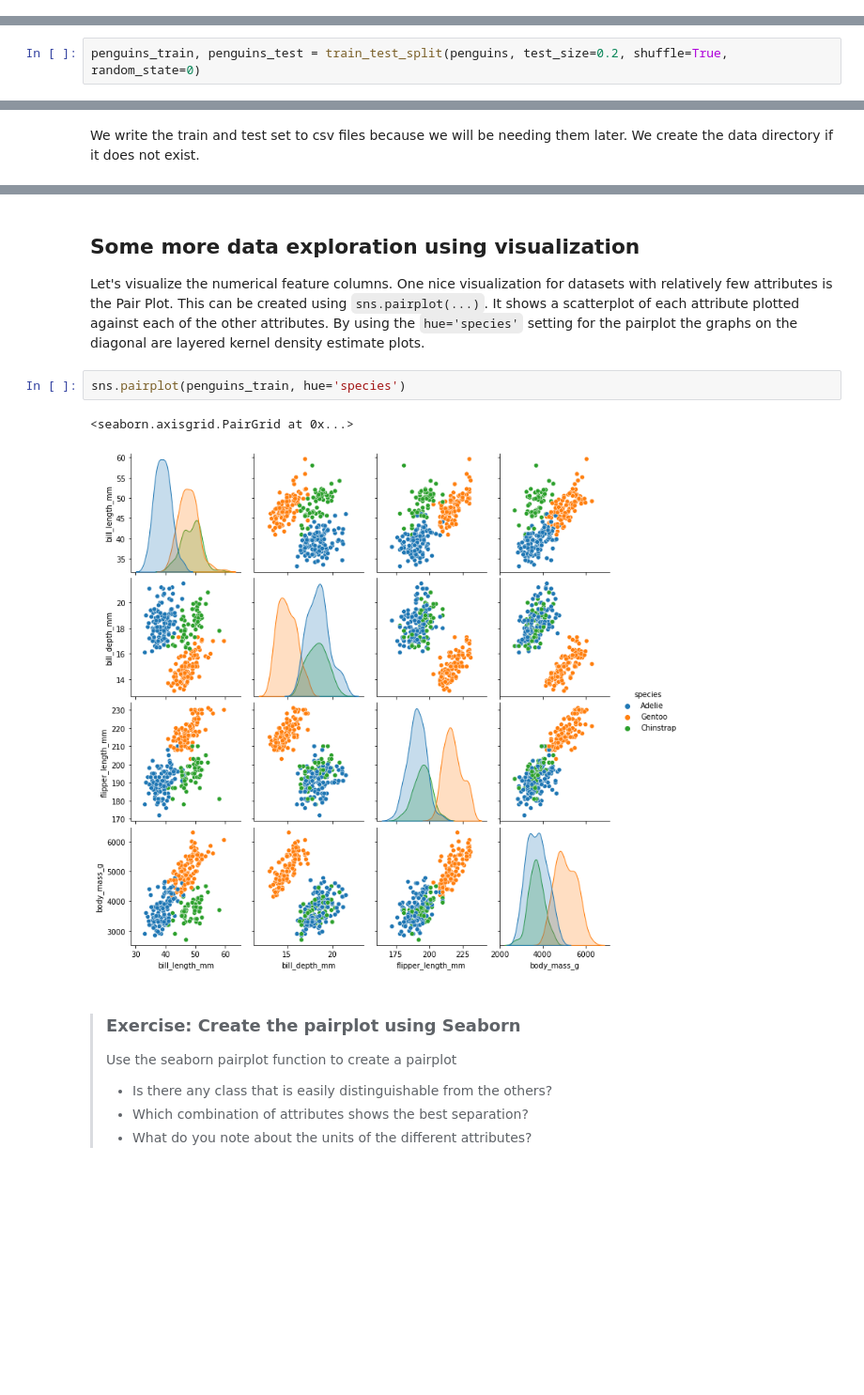
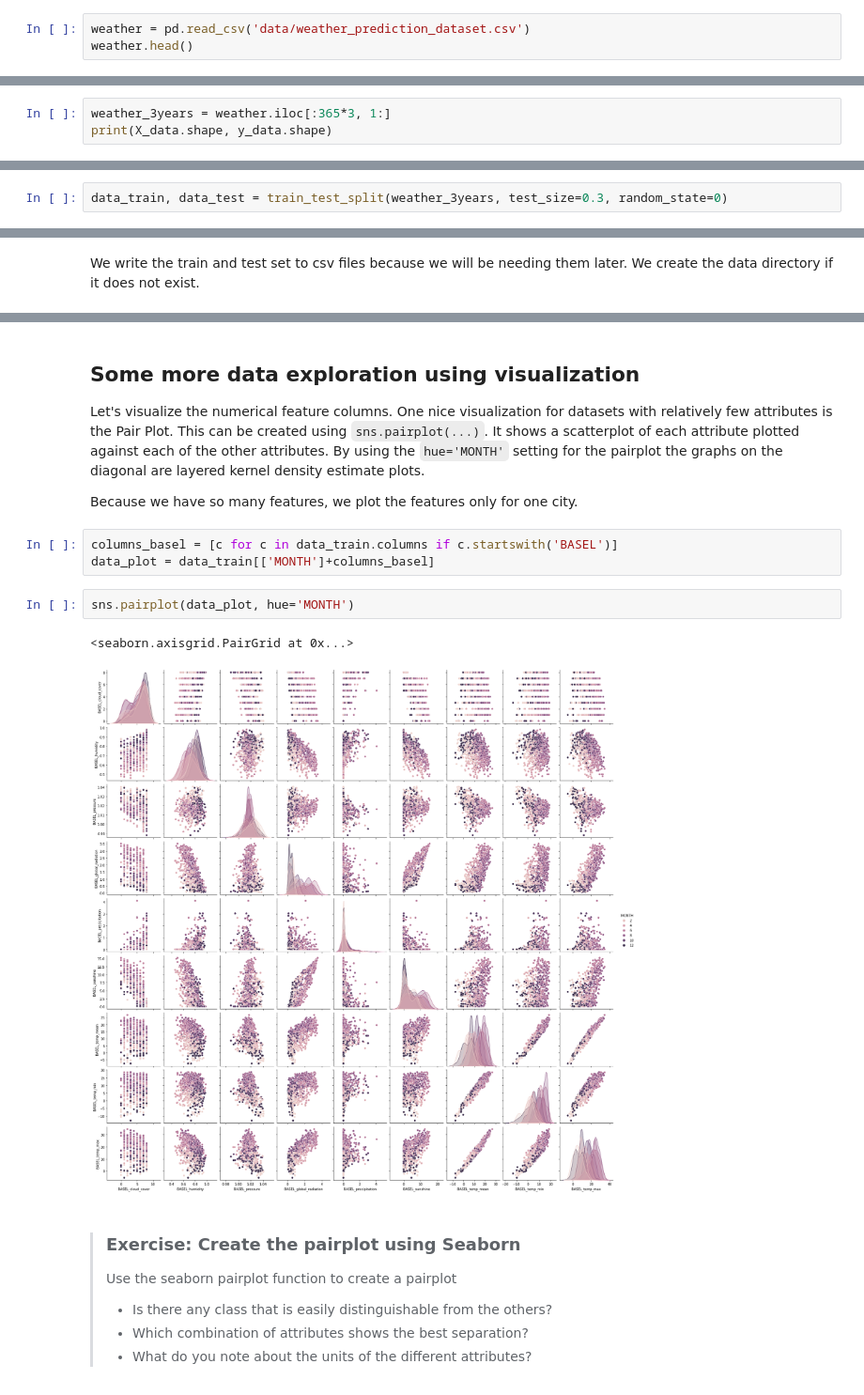
Before and after one commit to escience-academy/machine-learning-material, a Jupyter notebook: notebooks/1-Intro.ipynb, the cells around one changed output, grey strips where cells are left out. Shown at 94% size. Saved outputs shown, nothing was run; the diff lists cells and outputs as text; blank space fills up the shorter version.

Commit message:
Changed to weather data

```diff
--- a/notebooks/1-Intro.ipynb
+++ b/notebooks/1-Intro.ipynb
@@ -57,0 +36,3 @@ penguins = sns.load_dataset('penguins')
+# %%
+weather = pd.read_csv('data/weather_prediction_dataset.csv')
+weather.head()
@@ -81,0 +68,3 @@ len(penguins)
+# %%
+weather_3years = weather.iloc[:365*3, 1:]
+print(X_data.shape, y_data.shape)
@@ -85,5 +76,5 @@ Before doing further exploration of the data, we held out part of the data as te
 # %%
 from sklearn.model_selection import train_test_split
 # %%
-penguins_train, penguins_test = train_test_split(penguins, test_size=0.2, shuffle=True, random_state=0)
+data_train, data_test = train_test_split(weather_3years, test_size=0.3, random_state=0)
 # %%
@@ -104,12 +99,17 @@ penguins_test.to_csv('data/penguins_test.csv', index=False)
 Let's visualize the numerical feature columns.
 One nice visualization for datasets with relatively few attributes is the Pair Plot.
 This can be created using `sns.pairplot(...)`. It shows a scatterplot of each attribute plotted against each of the other attributes.
-By using the `hue='species'` setting for the pairplot the graphs on the diagonal are layered kernel density estimate plots.
+By using the `hue='MONTH'` setting for the pairplot the graphs on the diagonal are layered kernel density estimate plots.
+
+Because we have so many features, we plot the features only for one city.
+# %%
+columns_basel = [c for c in data_train.columns if c.startswith('BASEL')]
+data_plot = data_train[['MONTH']+columns_basel]
 # %%
-sns.pairplot(penguins_train, hue='species')
+sns.pairplot(data_plot, hue='MONTH')
 # %% [output]
 <seaborn.axisgrid.PairGrid at 0x...>
-[figure, old version]
+[figure, new version]
 # %% [markdown]
 > ### Exercise: Create the pairplot using Seaborn
 >
```
Also changed, not shown: parts of 15 cells of this notebook, 3 other files.
